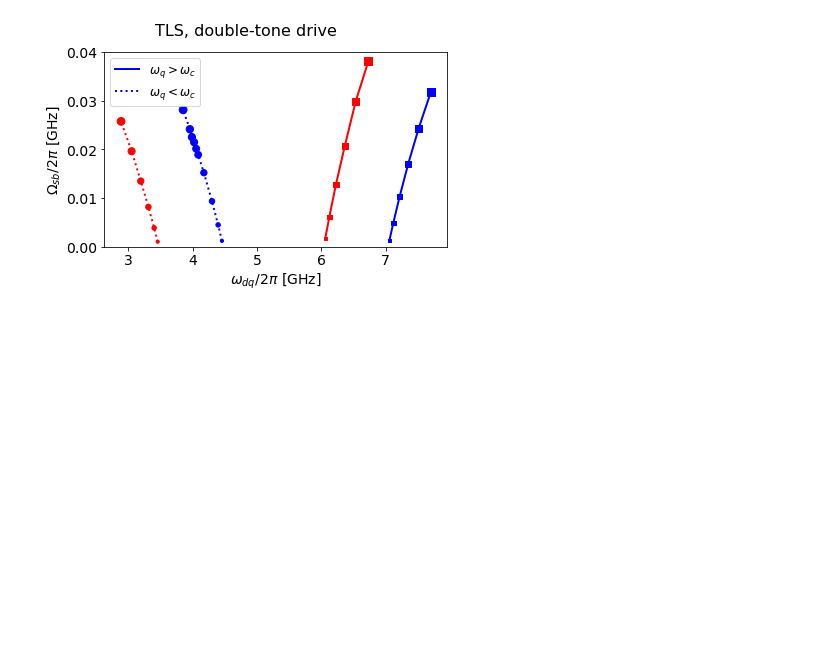
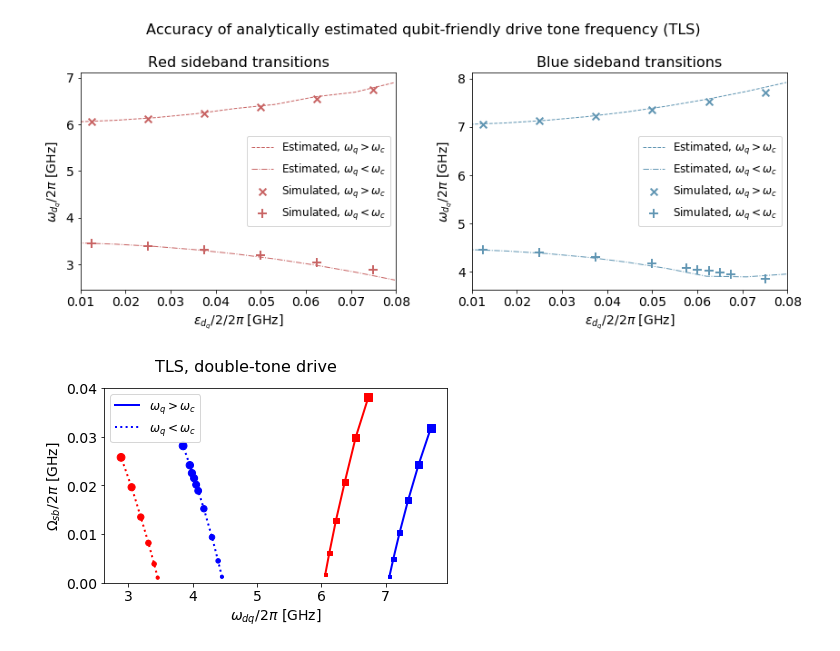
Before and after one commit to wouterkesselsap/thesis, a Jupyter notebook: overview_TLS_double.ipynb, the cells around one changed output. Cells and saved outputs as stored; diff of their text form; code cells hidden in the pictures; blank space fills up the shorter version.

Commit message:
new figures

```diff
--- a/overview_TLS_double.ipynb
+++ b/overview_TLS_double.ipynb
@@ -35,7 +35,7 @@ Omegac_smaller_blue = 0.317*np.asarray(Omfac_smaller_blue)
 # %%
 b, a, nq, nc = ops(2, 10)
 Hc = 0.2*2*pi*(a + a.dag())*(b + b.dag())
-Omfac_range = np.linspace(0.0, 3.19, 50)
+Omfac_range = np.linspace(0.0, 3.19, 10)
 Omegaq_range = 0.025*Omfac_range
 Omegac_range = 0.317*Omfac_range
 
@@ -46,16 +46,50 @@ wdq_th_blue_smaller = list()
 
 for Omegaq, Omegac in zip(Omegaq_range, Omegac_range):
     Hi = 6.5*2*pi*nq + 4.0*2*pi*nc
-    wdq_th_red_larger.append(drivefreq(2, 6.5*2*pi, 4.0*2*pi, Hi+Hc, 'red', 2, epsq=Omegaq*2*pi, dw=0.5*2*pi,
-                                      epsc=Omegac*2*pi, resolution=0.0001*2*pi, verbose=False)[0]/2/pi)
-    wdq_th_blue_larger.append(drivefreq(2, 6.5*2*pi, 4.0*2*pi, Hi+Hc, 'blue', 2, epsq=Omegaq*2*pi, dw=0.5*2*pi,
-                                       epsc=Omegac*2*pi, resolution=0.0001*2*pi, verbose=False)[0]/2/pi)
+    wdq_th_red_larger.append(drivefreq(2, 6.5*2*pi, 4.0*2*pi, Hi+Hc, 'red', 2, epsq=2*Omegaq*2*pi, dw=0.5*2*pi,
+                                      epsc=2*Omegac*2*pi, resolution=0.0001*2*pi, verbose=False)[0]/2/pi)
+    wdq_th_blue_larger.append(drivefreq(2, 6.5*2*pi, 4.0*2*pi, Hi+Hc, 'blue', 2, epsq=2*Omegaq*2*pi, dw=0.5*2*pi,
+                                       epsc=2*Omegac*2*pi, resolution=0.0001*2*pi, verbose=False)[0]/2/pi)
 
     Hi = 4.0*2*pi*nq + 6.5*2*pi*nc
-    wdq_th_red_smaller.append(drivefreq(2, 4.0*2*pi, 6.5*2*pi, Hi+Hc, 'red', 2, epsq=Omegaq*2*pi, dw=0.5*2*pi,
-                                       epsc=Omegac*2*pi, resolution=0.0001*2*pi, verbose=False)[0]/2/pi)
-    wdq_th_blue_smaller.append(drivefreq(2, 4.0*2*pi, 6.5*2*pi, Hi+Hc, 'blue', 2, epsq=Omegaq*2*pi, dw=0.5*2*pi,
-                                        epsc=Omegac*2*pi, resolution=0.0001*2*pi, verbose=False)[0]/2/pi)
+    wdq_th_red_smaller.append(drivefreq(2, 4.0*2*pi, 6.5*2*pi, Hi+Hc, 'red', 2, epsq=2*Omegaq*2*pi, dw=0.5*2*pi,
+                                       epsc=2*Omegac*2*pi, resolution=0.0001*2*pi, verbose=False)[0]/2/pi)
+    wdq_th_blue_smaller.append(drivefreq(2, 4.0*2*pi, 6.5*2*pi, Hi+Hc, 'blue', 2, epsq=2*Omegaq*2*pi, dw=0.5*2*pi,
+                                        epsc=2*Omegac*2*pi, resolution=0.0001*2*pi, verbose=False)[0]/2/pi)
+# %%
+fig, axes = plt.subplots(1, 2, figsize=(12, 5))
+fig.suptitle("Accuracy of analytically estimated qubit-friendly drive tone frequency (TLS)")
+
+plt.subplot(1, 2, 1)
+plt.scatter(Omegaq_larger, wdq_red_larger, marker='x', lw=2, s=60, c=plotcolours['sbred'], label="Simulated, $\\omega_q > \\omega_c$")
+plt.plot(Omegaq_range, wdq_th_red_larger, '--', c=plotcolours['sbred'], label="Estimated, $\\omega_q > \\omega_c$")
+plt.scatter(Omegaq_smaller_red, wdq_red_smaller, marker='+', lw=2, s=100, c=plotcolours['sbred'], label="Simulated, $\\omega_q < \\omega_c$")
+plt.plot(Omegaq_range, wdq_th_red_smaller, '-.', c=plotcolours['sbred'], label="Estimated, $\\omega_q < \\omega_c$")
+
+plt.xlim([0.01, 0.08])
+# plt.ylim([1.10, 1.36])
+plt.xlabel("$\\epsilon_{{d_{{q}}}}/2/2\\pi$ [GHz]")
+plt.ylabel("$\\omega_{{d_{{q}}}}/2\\pi$ [GHz]")
+plt.title("Red sideband transitions")
+plt.legend()
+
+plt.subplot(1, 2, 2)
+plt.scatter(Omegaq_larger, wdq_blue_larger, marker='x', lw=2, s=60, c=plotcolours['sbblue'], label="Simulated, $\\omega_q > \\omega_c$")
+plt.plot(Omegaq_range, wdq_th_blue_larger, '--', c=plotcolours['sbblue'], label="Estimated, $\\omega_q > \\omega_c$")
+plt.scatter(Omegaq_smaller_blue, wdq_blue_smaller, marker='+', lw=2, s=100, c=plotcolours['sbblue'], label="Simulated, $\\omega_q < \\omega_c$")
+plt.plot(Omegaq_range, wdq_th_blue_smaller, '-.', c=plotcolours['sbblue'], label="Estimated, $\\omega_q < \\omega_c$")
+plt.xlim([0.01, 0.08])
+# plt.ylim([4.9, 5.5])
+plt.xlabel("$\\epsilon_{{d_{{q}}}}/2/2\\pi$ [GHz]")
+plt.ylabel("$\\omega_{{d_{{q}}}}/2\\pi$ [GHz]")
+plt.title("Blue sideband transitions")
+plt.legend()
+
+plt.tight_layout()
+fig.subplots_adjust(top=0.83)
+plt.show()
+# %% [output]
+[figure, added]
 # %%
 fig, axes = plt.subplots(1, 1, figsize=(6, 4))
 fig.suptitle("TLS, double-tone drive")
```
Also changed, not shown: parts of 1 cell of this notebook, 3 other files.
